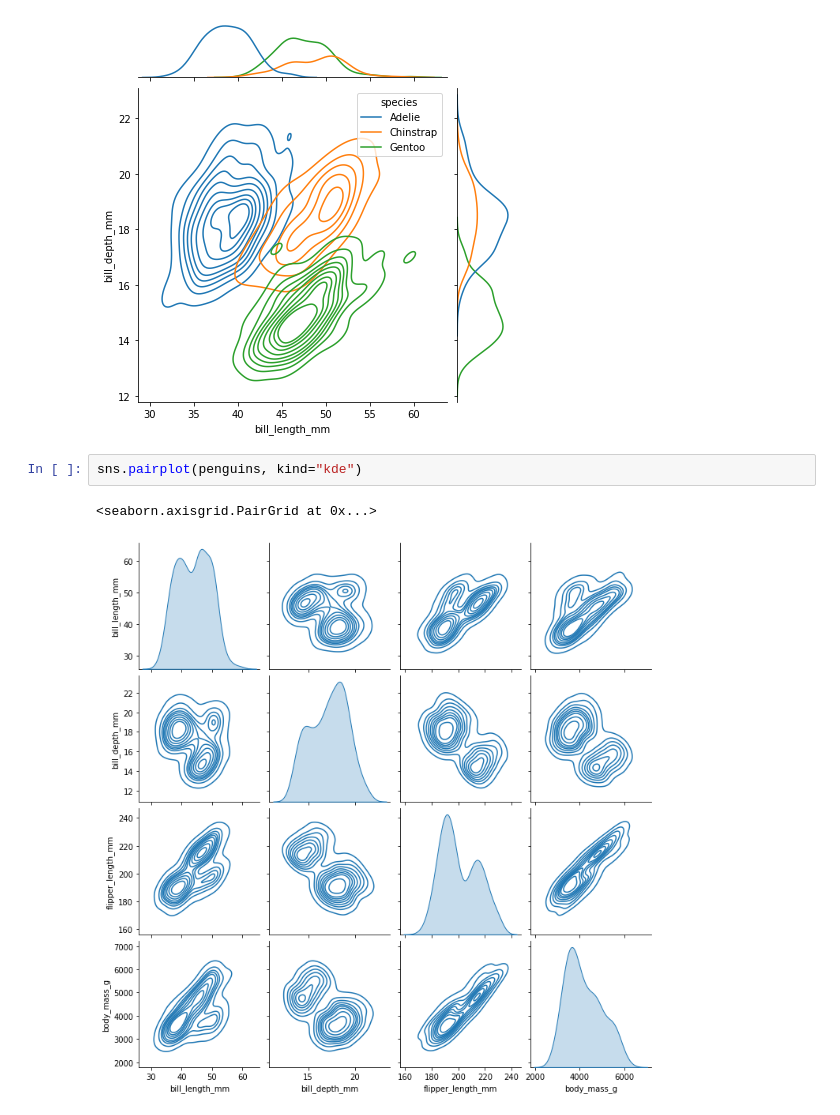
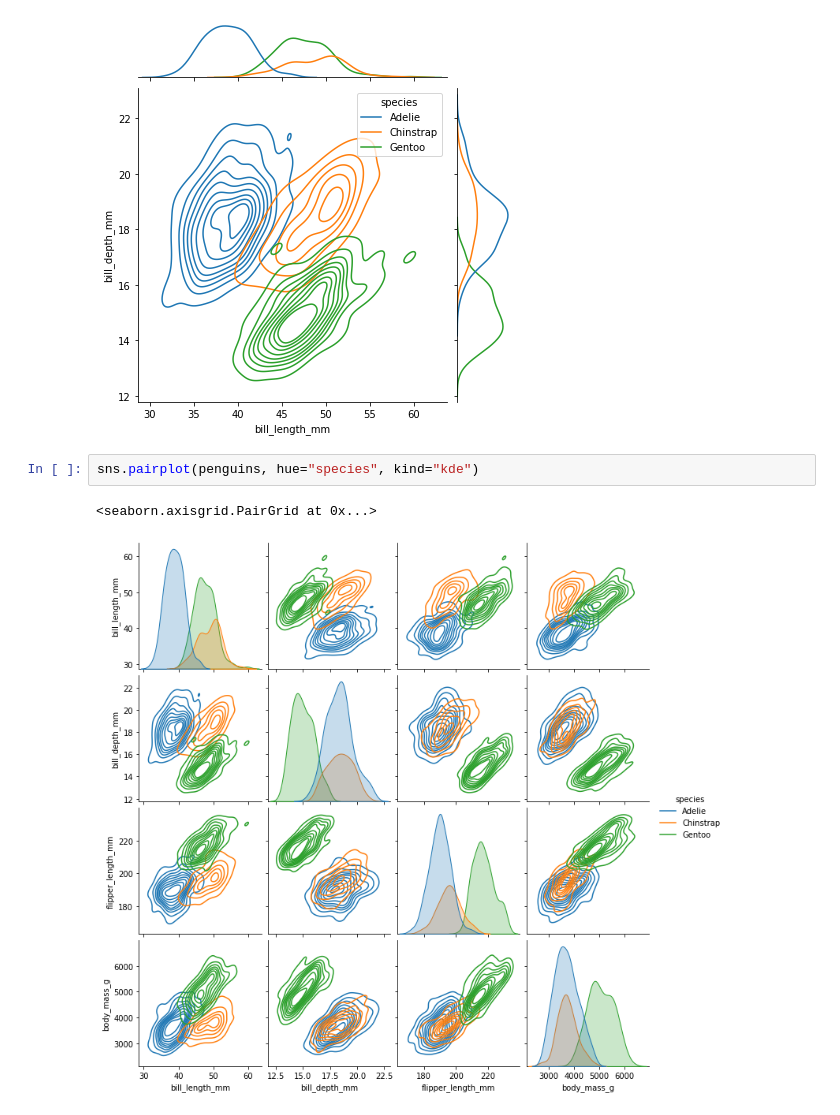
Before and after one commit to wingated/cs180_labs, a Jupyter notebook: penguins_multivariate_viz.ipynb, the cells around one changed output. Saved outputs shown, nothing was run; the diff lists cells and outputs as text.

```diff
--- a/penguins_multivariate_viz.ipynb
+++ b/penguins_multivariate_viz.ipynb
@@ -42,7 +61,7 @@ sns.jointplot(data=penguins, x="bill_length_mm", y="bill_depth_mm", kind="kde",
 <seaborn.axisgrid.JointGrid at 0x...>
 [figure]
 # %%
-sns.pairplot(penguins, kind="kde")
+sns.pairplot(penguins, hue="species", kind="kde")
 # %% [output]
 <seaborn.axisgrid.PairGrid at 0x...>
-[figure, old version]
+[figure, new version]
```
Also changed, not shown: parts of 4 cells of this notebook.
